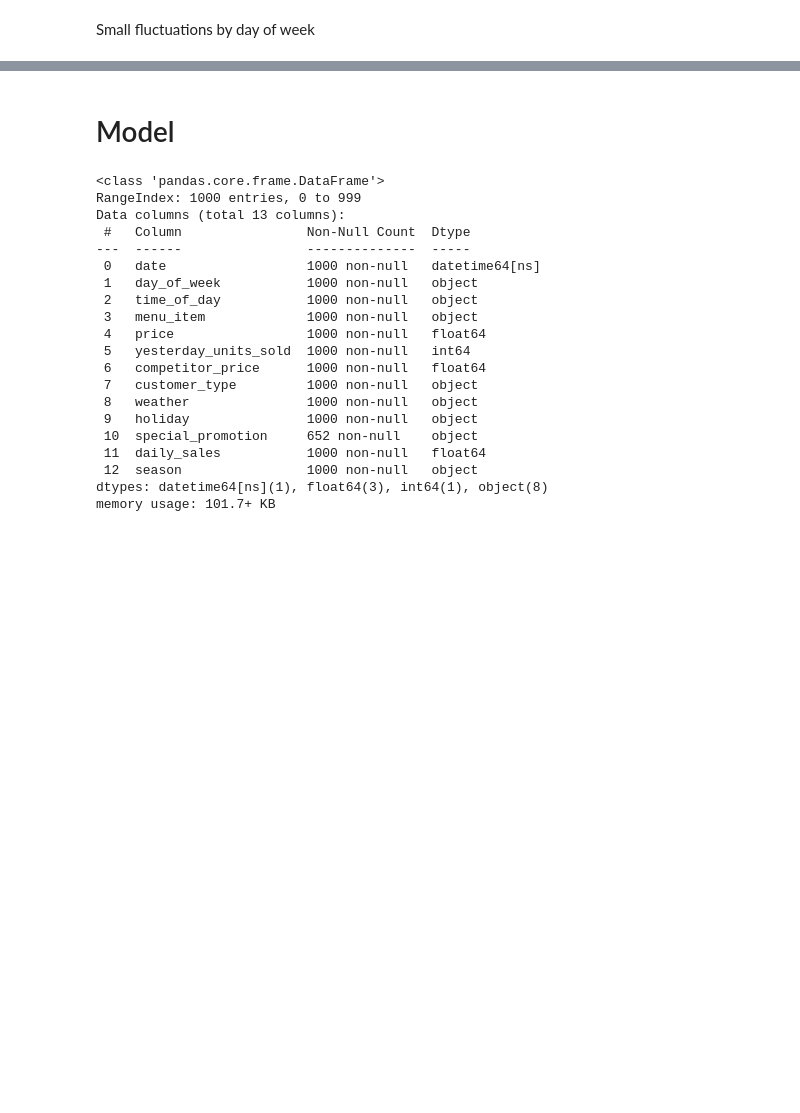
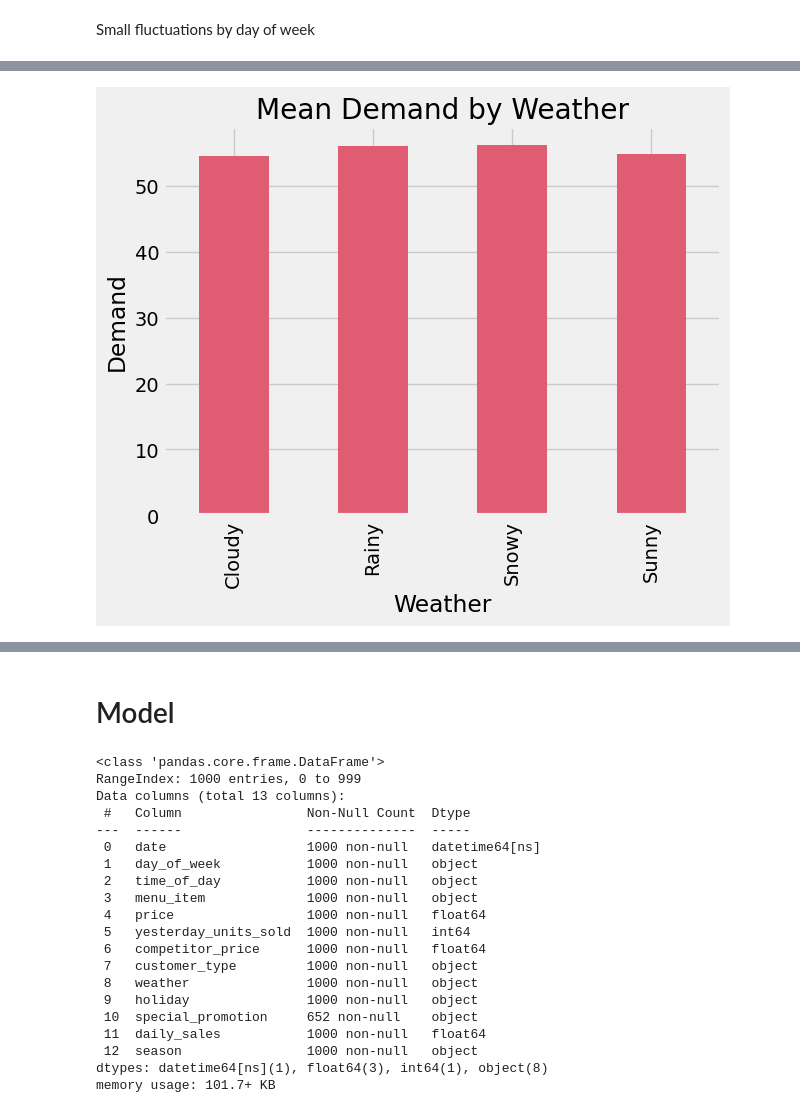
Before and after one commit to Marissa841/predictive_cafe_pricing, a Jupyter notebook: cafe_pricing.ipynb, the cells around one changed output, grey strips where cells are left out. Saved outputs shown, nothing was run; the diff lists cells and outputs as text; code cells hidden in the pictures; blank space fills up the shorter version.

```diff
--- a/cafe_pricing.ipynb
+++ b/cafe_pricing.ipynb
@@ -125,11 +132,14 @@ with plt.style.context('fivethirtyeight'):
 # %%
 # demand by weather
 
 with plt.style.context('fivethirtyeight'):
-    df.groupby('weather')['yesterday_units_sold'].mean().plot(kind='bar')
+    df.groupby('weather')['yesterday_units_sold'].mean().plot(kind='bar', color='#df5c72')
     plt.ylabel('Demand')
     plt.xlabel('Weather')
     plt.title('Mean Demand by Weather')
+    plt.show()
+# %% [output]
+[figure, added]
 # %%
 # demand by customer type
 
```
Also changed, not shown: parts of 5 cells of this notebook, 3 other files.
